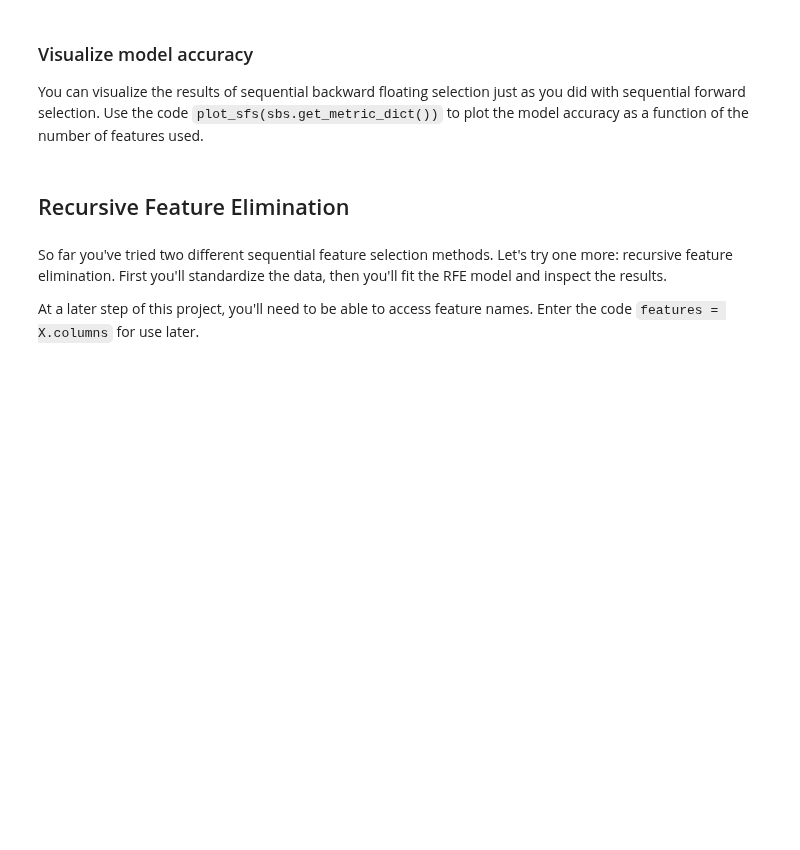
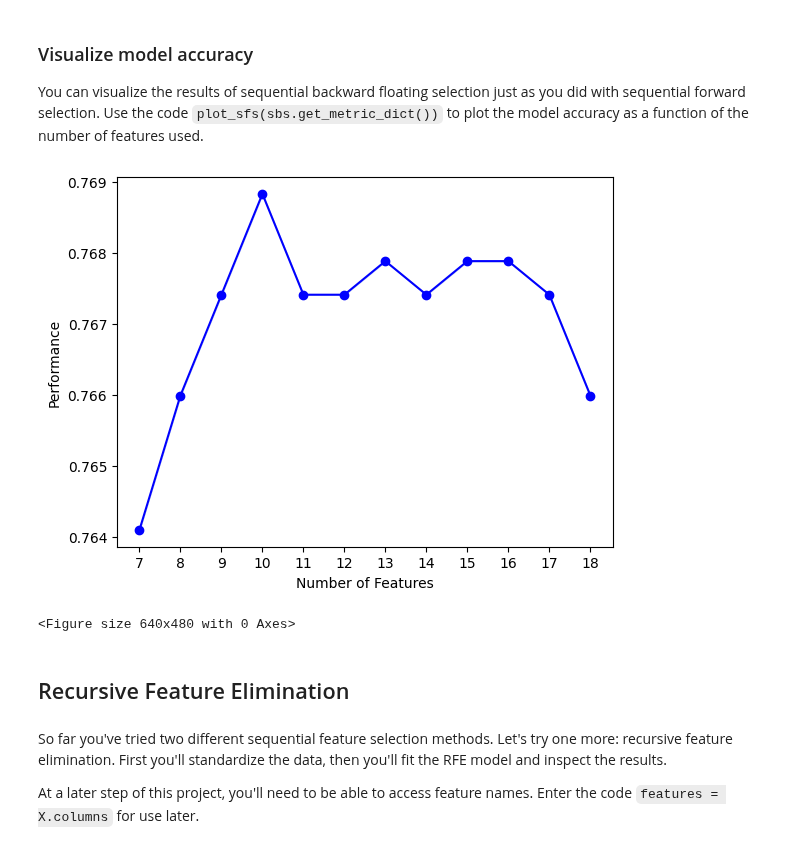
Before and after one commit to LiZoMark841619/Machine_learning, a Jupyter notebook: Obesity/wrapper_methods_project/wrapper_method_starter.ipynb, the cells around one changed output. Cells and saved outputs as stored; diff of their text form; code cells hidden in the pictures; blank space fills up the shorter version.

```diff
--- a/Obesity/wrapper_methods_project/wrapper_method_starter.ipynb
+++ b/Obesity/wrapper_methods_project/wrapper_method_starter.ipynb
@@ -163,6 +200,13 @@ print(sbs.subsets_[7]['feature_names'], sbs.subsets_[7]['avg_score'])
 ### Visualize model accuracy
 
 You can visualize the results of sequential backward floating selection just as you did with sequential forward selection. Use the code `plot_sfs(sbs.get_metric_dict())` to plot the model accuracy as a function of the number of features used.
+# %%
+plot_sfs(sbs.get_metric_dict())
+plt.show()
+plt.clf()
+# %% [output]
+[figure, added]
+<Figure size 640x480 with 0 Axes>
 # %% [markdown]
 ## Recursive Feature Elimination
 # %% [markdown]
```
Also changed, not shown: parts of 14 cells of this notebook.
